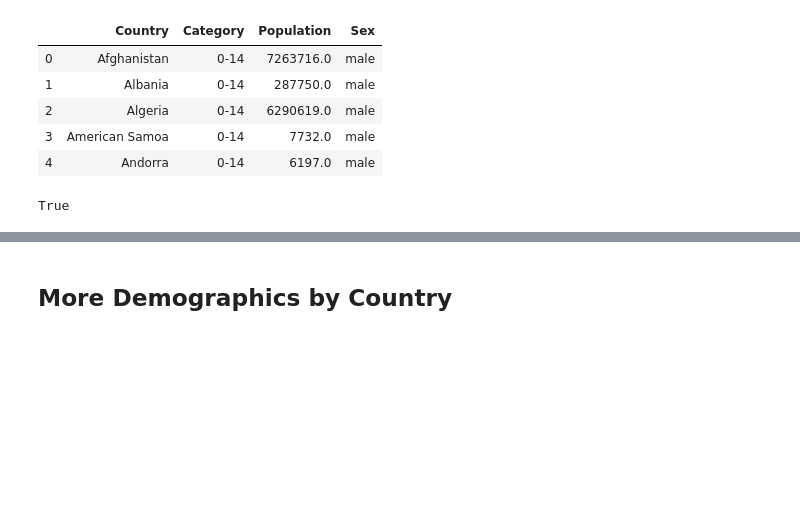
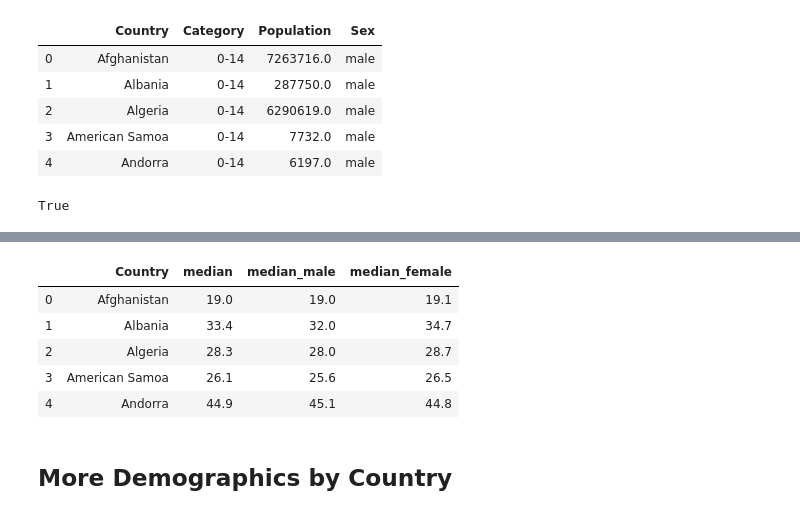
Before and after one commit to yassine-mhedhbi/EDA-Everyday, a Jupyter notebook: Scrape and Clean CIA Factbook 2018.ipynb, the cells around one changed output, grey strips where cells are left out. Saved outputs shown, nothing was run; the diff lists cells and outputs as text; code cells hidden in the pictures; blank space fills up the shorter version.

```diff
--- a/Scrape and Clean CIA Factbook 2018.ipynb
+++ b/Scrape and Clean CIA Factbook 2018.ipynb
@@ -142,3 +164,12 @@ True
+# %%
+median_df.head()
+# %% [output]
+|  | Country | median | median_male | median_female |
+| 0 | Afghanistan | 19.0 | 19.0 | 19.1 |
+| 1 | Albania | 33.4 | 32.0 | 34.7 |
+| 2 | Algeria | 28.3 | 28.0 | 28.7 |
+| 3 | American Samoa | 26.1 | 25.6 | 26.5 |
+| 4 | Andorra | 44.9 | 45.1 | 44.8 |
 # %% [markdown]
 ## More Demographics by Country
 # %%
```
Also changed, not shown: parts of 7 cells of this notebook, 1 other file.
